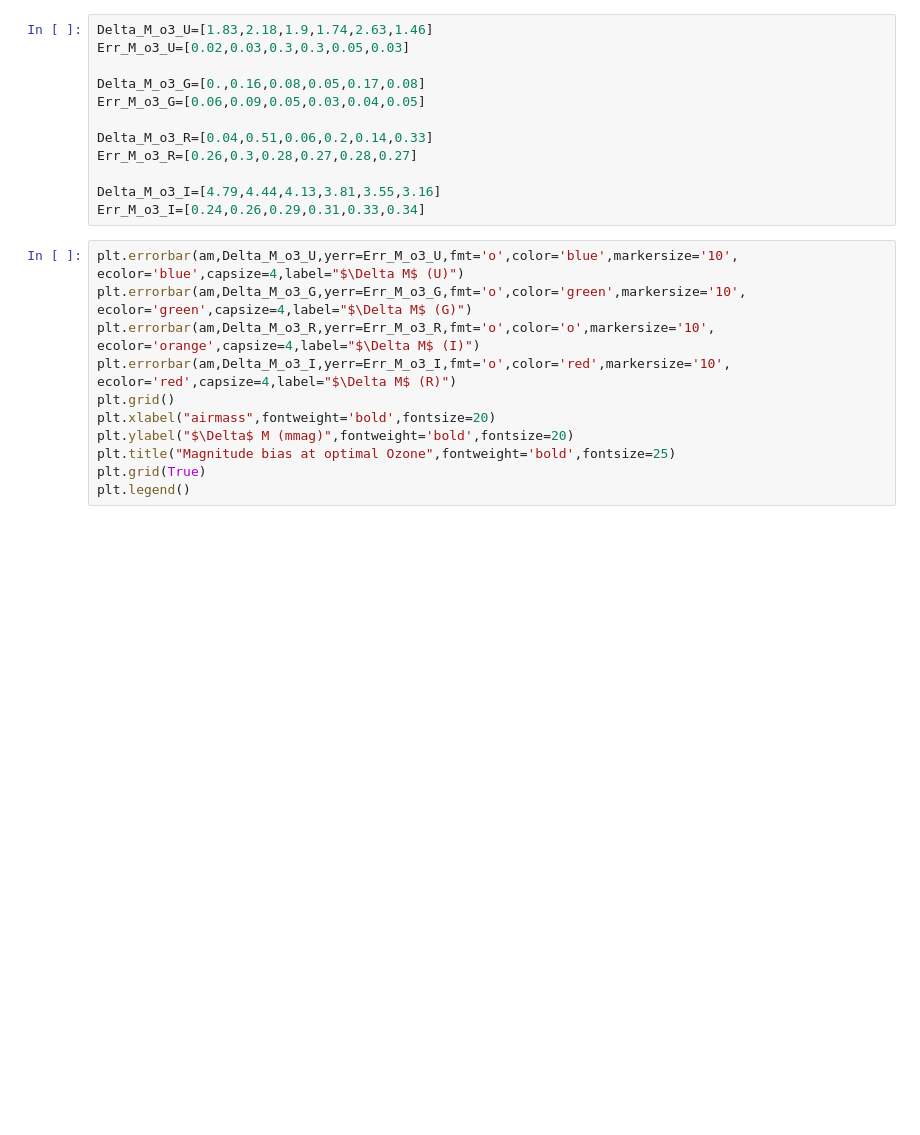
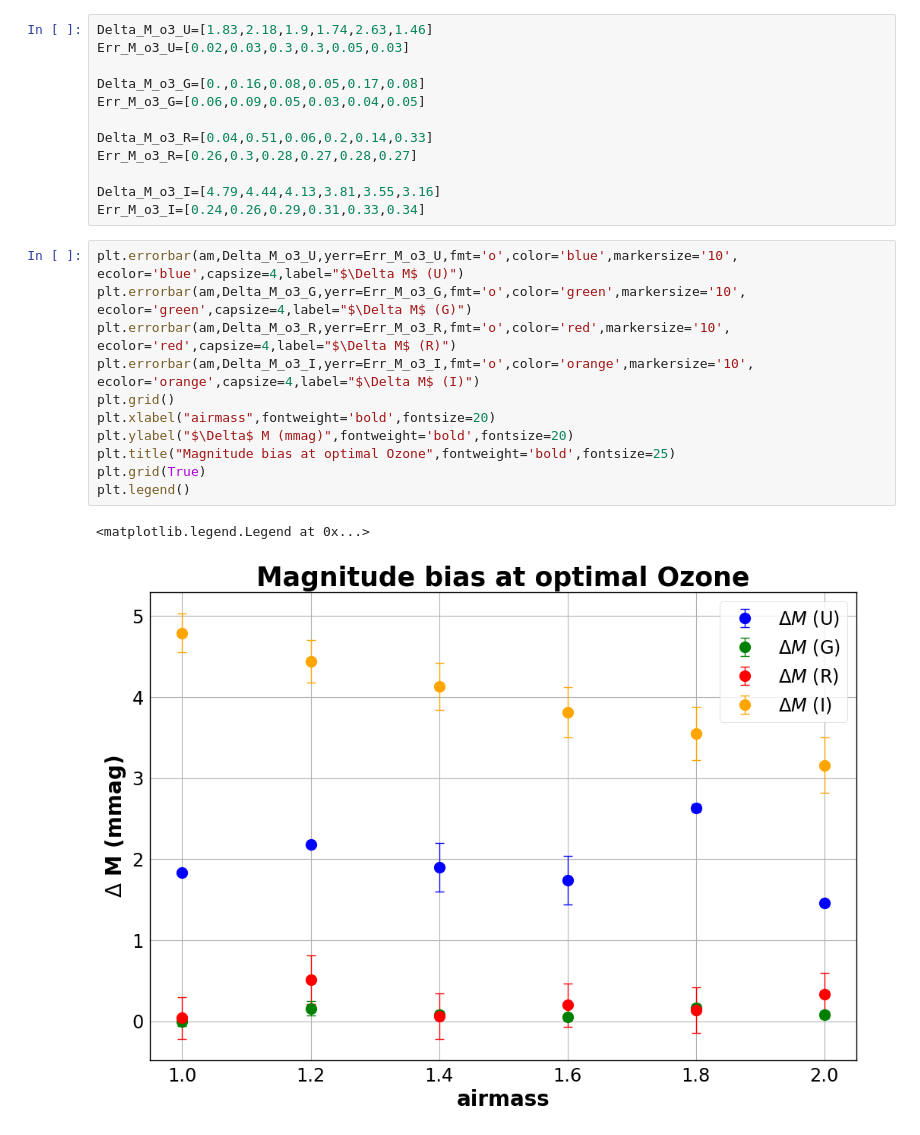
Before and after one commit to LSSTDESC/ModtranLibRadTranComp, a Jupyter notebook: AtmVarvsAirmass.ipynb, the cells around one changed output. Cells and saved outputs as stored; diff of their text form; blank space fills up the shorter version.

```diff
--- a/AtmVarvsAirmass.ipynb
+++ b/AtmVarvsAirmass.ipynb
@@ -113,11 +113,14 @@ Err_M_o3_I=[0.24,0.26,0.29,0.31,0.33,0.34]
 # %%
 plt.errorbar(am,Delta_M_o3_U,yerr=Err_M_o3_U,fmt='o',color='blue',markersize='10', ecolor='blue',capsize=4,label="$\Delta M$ (U)")
 plt.errorbar(am,Delta_M_o3_G,yerr=Err_M_o3_G,fmt='o',color='green',markersize='10', ecolor='green',capsize=4,label="$\Delta M$ (G)")
-plt.errorbar(am,Delta_M_o3_R,yerr=Err_M_o3_R,fmt='o',color='o',markersize='10', ecolor='orange',capsize=4,label="$\Delta M$ (I)")
-plt.errorbar(am,Delta_M_o3_I,yerr=Err_M_o3_I,fmt='o',color='red',markersize='10', ecolor='red',capsize=4,label="$\Delta M$ (R)")
+plt.errorbar(am,Delta_M_o3_R,yerr=Err_M_o3_R,fmt='o',color='red',markersize='10', ecolor='red',capsize=4,label="$\Delta M$ (R)")
+plt.errorbar(am,Delta_M_o3_I,yerr=Err_M_o3_I,fmt='o',color='orange',markersize='10', ecolor='orange',capsize=4,label="$\Delta M$ (I)")
 plt.grid()
 plt.xlabel("airmass",fontweight='bold',fontsize=20)
 plt.ylabel("$\Delta$ M (mmag)",fontweight='bold',fontsize=20)
 plt.title("Magnitude bias at optimal Ozone",fontweight='bold',fontsize=25)
 plt.grid(True)
 plt.legend()
+# %% [output]
+<matplotlib.legend.Legend at 0x...>
+[figure, added]
```
